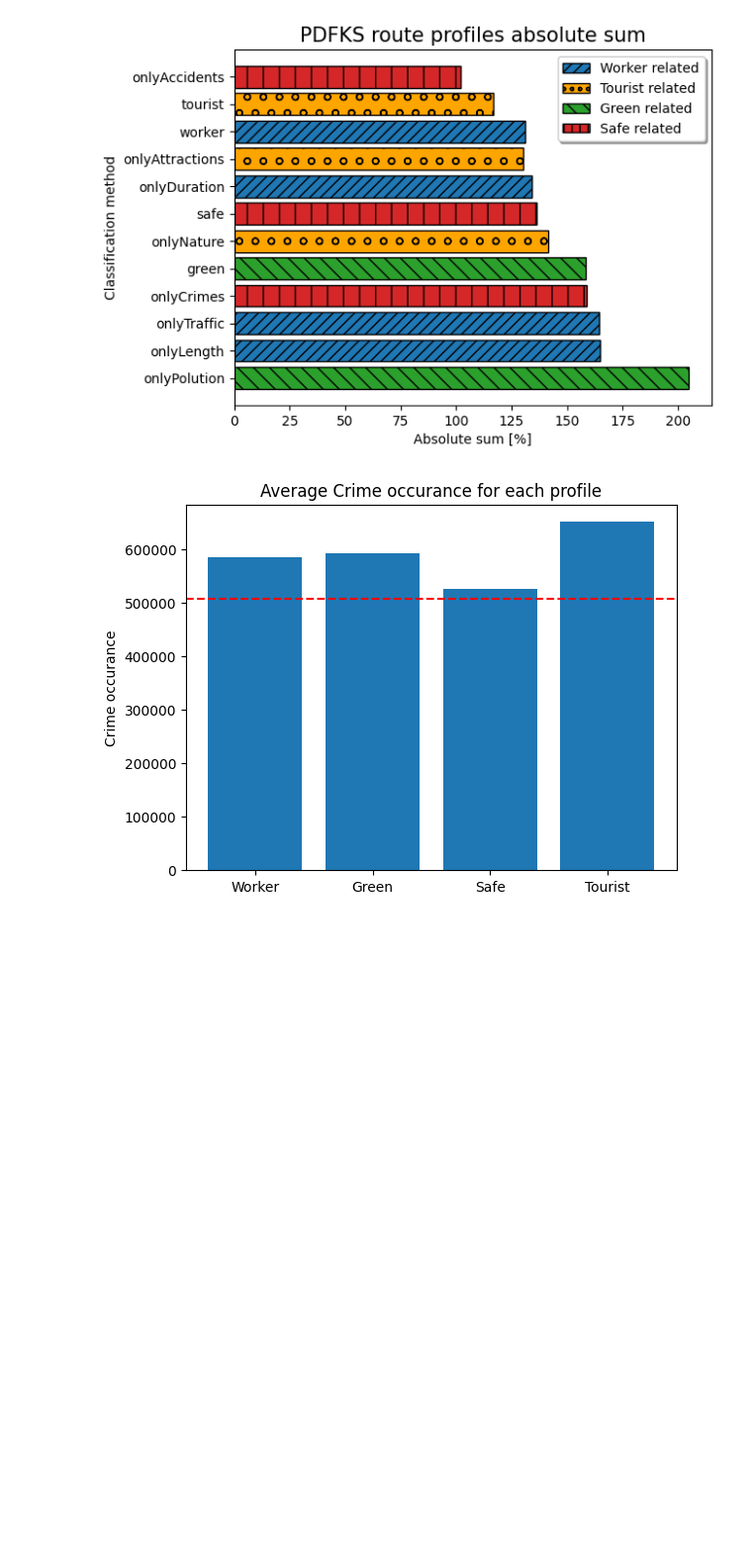
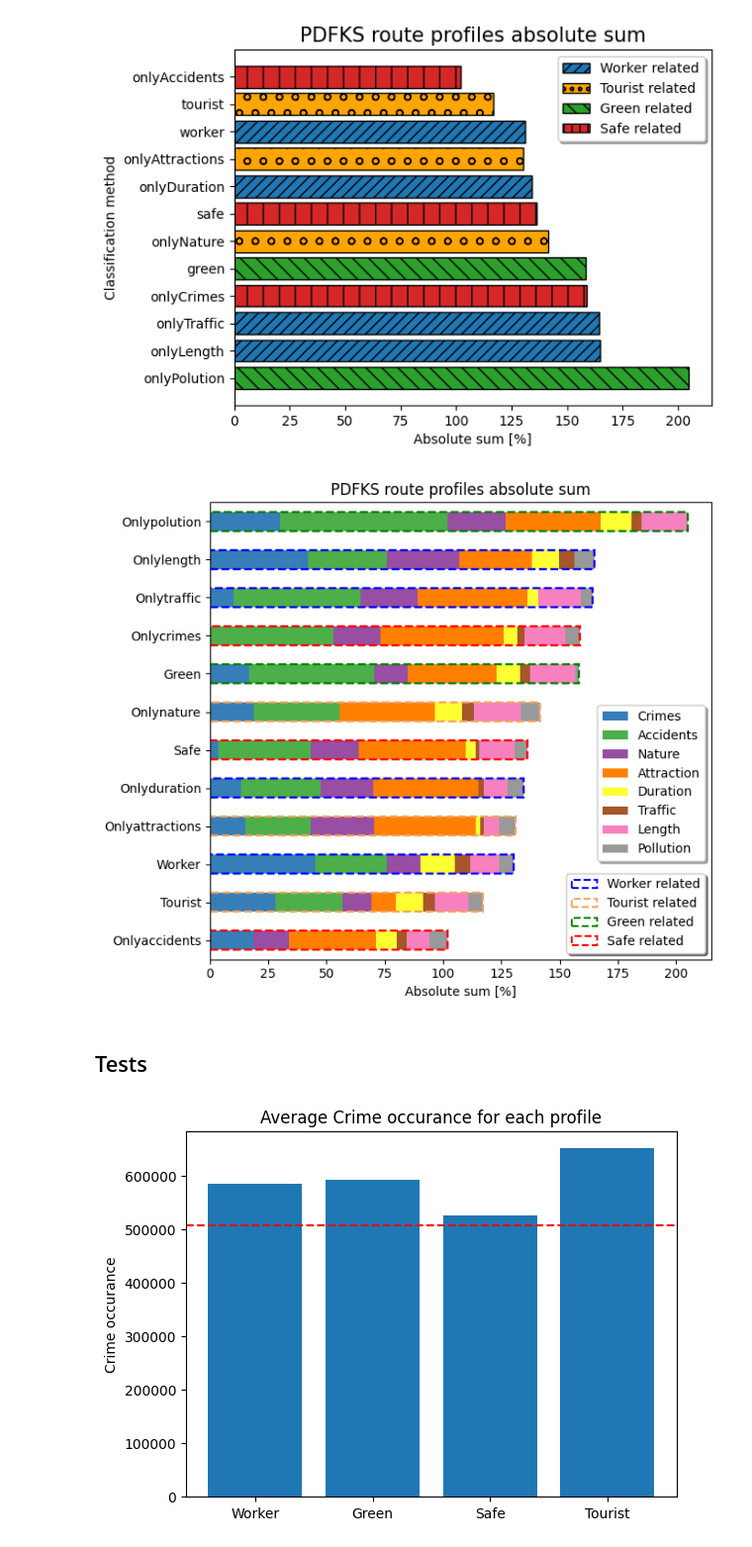
Before and after one commit to chsantos234/webmedia_2022, a Jupyter notebook: main2.ipynb, the cells around one changed output. Shown: that part at 99% size. Drawn from its saved outputs; the diff is of its cells as text; code cells hidden in the pictures; blank space fills up the shorter version.

Commit message:
absolute sum add

```diff
--- a/main2.ipynb
+++ b/main2.ipynb
@@ -636,3 +663,72 @@ def plot_average(profile,feature,best_value,y_label,title):
+# %%
+# Plotting
+fig, ax = plt.subplots(figsize=(7,6))
+
+colors = ['#377eb8', '#4daf4a', '#984ea3', '#ff7f00', '#ffff33', '#a65628', '#f781bf', '#999999']
+coll = df.columns
+
+categories = df_sorted.columns[:-1]  # exclude the 'abs_sum' column
+
+
+#df_sorted[categories].plot(kind='barh', stacked=True, color=colors,
+#                           edgecolor=['red','sandybrown','blue','sandybrown','blue','red','sandybrown','green','red','blue','blue','green'], ls='--', lw=1.7, ax=ax)
+
+
+df_sorted[categories].plot(kind='barh', stacked=True, color=colors, ax=ax)
+
+df_sorted['abs_sum'].plot(kind='barh', stacked=True, color=(0, 0, 1, 0.0),
+                           edgecolor=['red','sandybrown','blue','sandybrown','blue','red','sandybrown','green','red','blue','blue','green'], ls='--', lw=1.7, ax=ax)
+
+
+# Set labels
+ax.set_xlabel('Absolute sum [%]')
+ax.set_title('PDFKS route profiles absolute sum')
+
+# Replacing the tick labels with the original labels sorted
+profiles = [i.capitalize() for i in profiles_names]
+
+ax.set_yticklabels(profiles)
+
+handles_list = []
+
+for i in range(8):
+    leg = mpatches.Patch(facecolor=colors[i],label=coll[i].capitalize())
+    handles_list.append(leg)
+
+leg_s1 = mpatches.Patch(facecolor=(0, 0, 1, 0.0),edgecolor='blue',label="Worker related",ls='--', lw=1.5)
+leg_s2 = mpatches.Patch(facecolor=(0, 0, 1, 0.0),edgecolor='sandybrown',label="Tourist related",ls='--', lw=1.5)
+leg_s3 = mpatches.Patch(facecolor=(0, 0, 1, 0.0),edgecolor='green',label="Green related",ls='--', lw=1.5)
+leg_s4 = mpatches.Patch(facecolor=(0, 0, 1, 0.0),edgecolor='red',label="Safe related",ls='--', lw=1.5)
+
+
+legend1 = plt.legend(
+    bbox_to_anchor=(0.76,0.57),
+    #loc = 'lower right',
+    ncol=1,
+    fancybox=True,
+    shadow=True,
+    #fontsize="x-large",
+    handles = handles_list)
+
+legend2 = plt.legend(
+    #bbox_to_anchor=(1,1),
+    loc = 'lower right',
+    ncol=1,
+    fancybox=True,
+    shadow=True,
+    #fontsize="x-large",
+    handles = [leg_s1,leg_s2,leg_s3,leg_s4])
+
+ax.add_artist(legend1)
+ax.add_artist(legend2)
+
+plt.tight_layout()
+plt.savefig("absolute_sum_bar.pdf",bbox_inches="tight")
+plt.show()
+# %% [output]
+[figure, added]
+# %% [markdown]
+## Tests
 # %%
 import matplotlib.pyplot as plt
 
```
Also changed, not shown: parts of 5 cells of this notebook, 3 other files.
